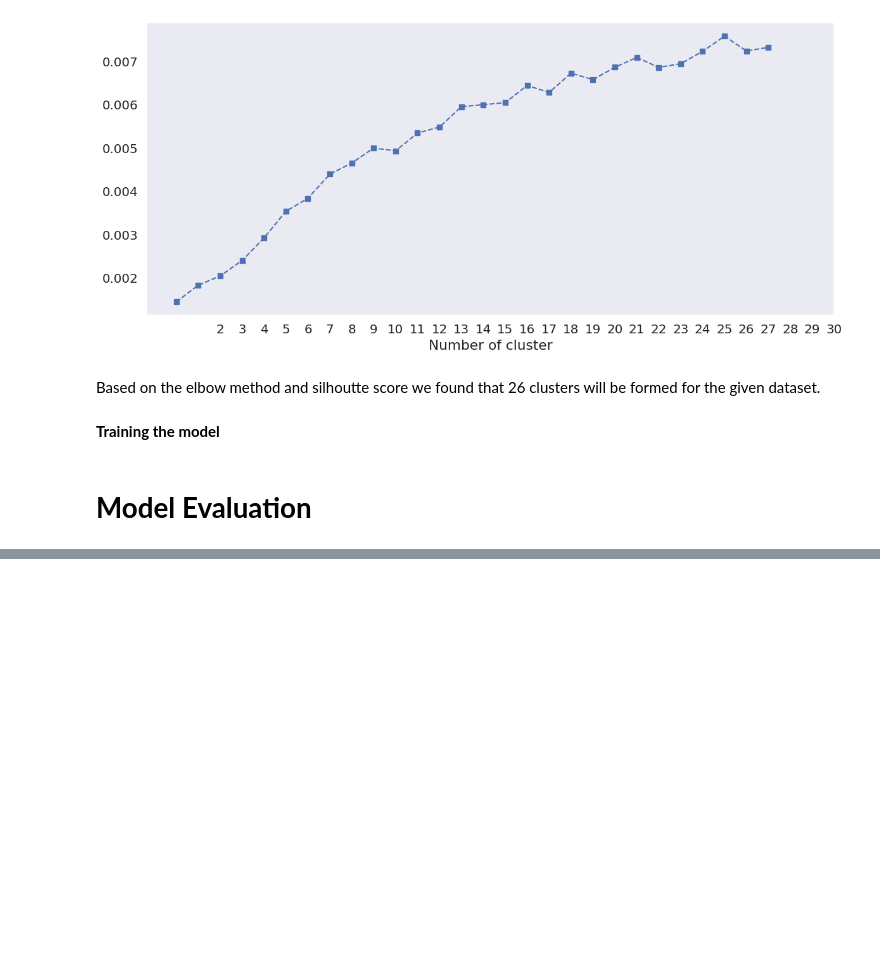
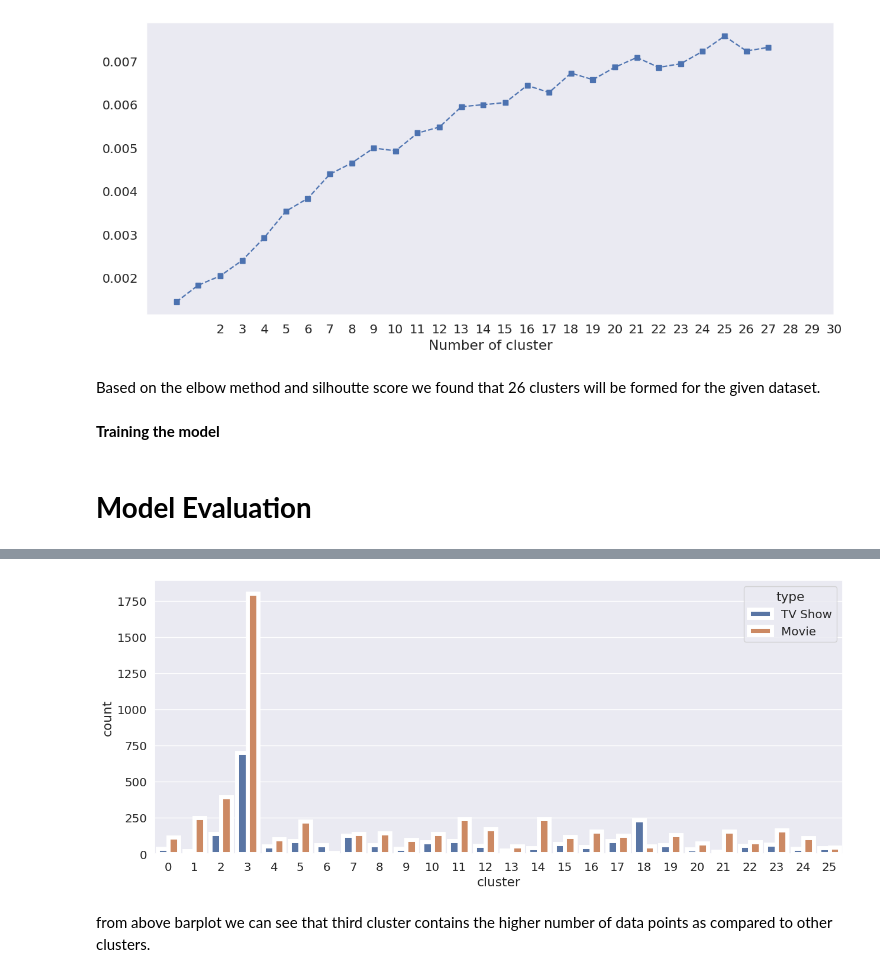
Before and after one commit to fkofkf431/Netflix-Movies-and-TV-Shows-Clustering-capstone-project, a Jupyter notebook: Netflix_Movies_and_TV_Shows(Clustering)_Capstone_project.ipynb, the cells around one changed output, grey strips where cells are left out. Saved outputs shown, nothing was run; the diff lists cells and outputs as text; code cells hidden in the pictures; blank space fills up the shorter version.

```diff
--- a/Netflix_Movies_and_TV_Shows(Clustering)_Capstone_project.ipynb
+++ b/Netflix_Movies_and_TV_Shows(Clustering)_Capstone_project.ipynb
@@ -552,0 +567,3 @@ y_predict=kmeans.fit_predict(X)
+# %%
+#adding a seperate column for clusters
+df["cluster"]=y_predict
@@ -552,0 +590,9 @@ y_predict=kmeans.fit_predict(X)
+# %%
+#plotting graph
+fig,ax=plt.subplots(figsize=(15,6))
+sns.countplot(x='cluster',hue='type',lw=5,data=df,ax=ax)
+plt.show()
+# %% [output]
+[figure, added]
+# %% [markdown]
+from above barplot we can see that third cluster contains the higher number of data points as compared to other clusters.
```
Also changed, not shown: parts of 14 cells of this notebook.
